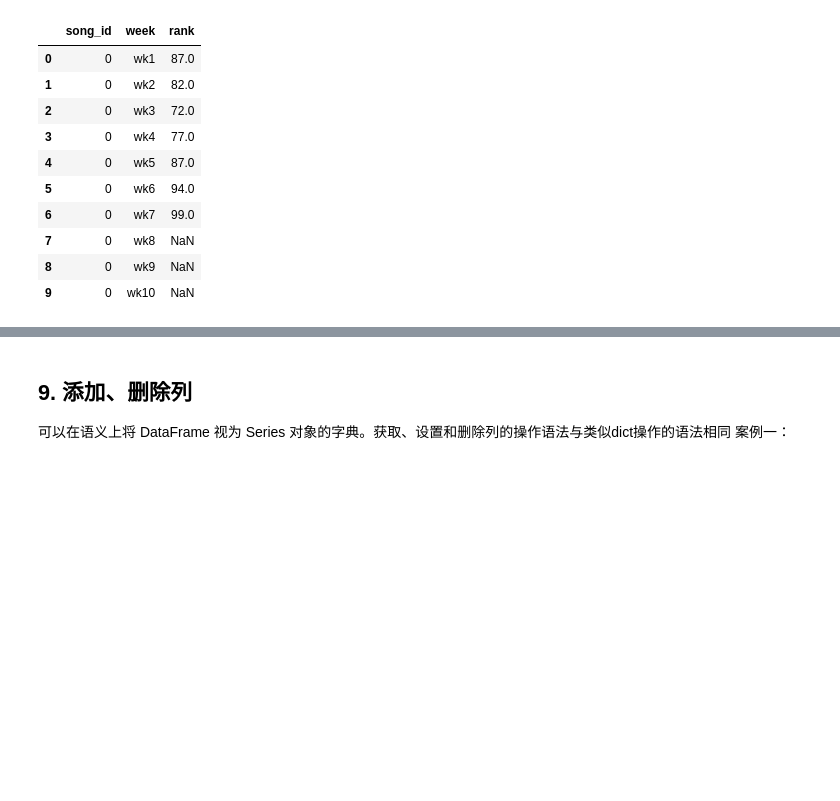
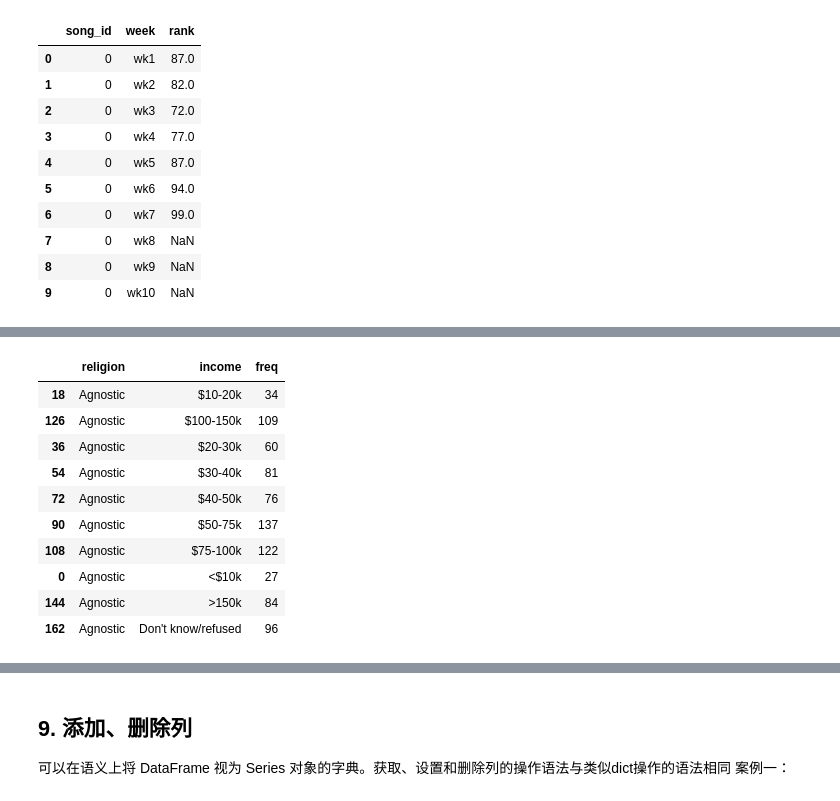
Before and after one commit to jason-wang1/PythonCookBook, a Jupyter notebook: 3_pandas/3_dataframe.ipynb, the cells around one changed output, grey strips where cells are left out. Saved outputs shown, nothing was run; the diff lists cells and outputs as text; code cells hidden in the pictures; blank space fills up the shorter version.

```diff
--- a/3_pandas/3_dataframe.ipynb
+++ b/3_pandas/3_dataframe.ipynb
@@ -207,0 +226,21 @@ ranks.head(10)
+# %%
+# melt
+melted_df = pd.melt(frame=df,
+             id_vars=["religion"],
+             var_name="income",
+             value_name="freq")
+
+melted_df = melted_df.sort_values(by=["religion", "income"])
+melted_df.head(10)
+# %% [output]
+|  | religion | income | freq |
+| 18 | Agnostic | $10-20k | 34 |
+| 126 | Agnostic | $100-150k | 109 |
+| 36 | Agnostic | $20-30k | 60 |
+| 54 | Agnostic | $30-40k | 81 |
+| 72 | Agnostic | $40-50k | 76 |
+| 90 | Agnostic | $50-75k | 137 |
+| 108 | Agnostic | $75-100k | 122 |
+| 0 | Agnostic | <$10k | 27 |
+| 144 | Agnostic | >150k | 84 |
+| 162 | Agnostic | Don't know/refused | 96 |
```
Also changed, not shown: parts of 4 cells of this notebook, 1 other file.
